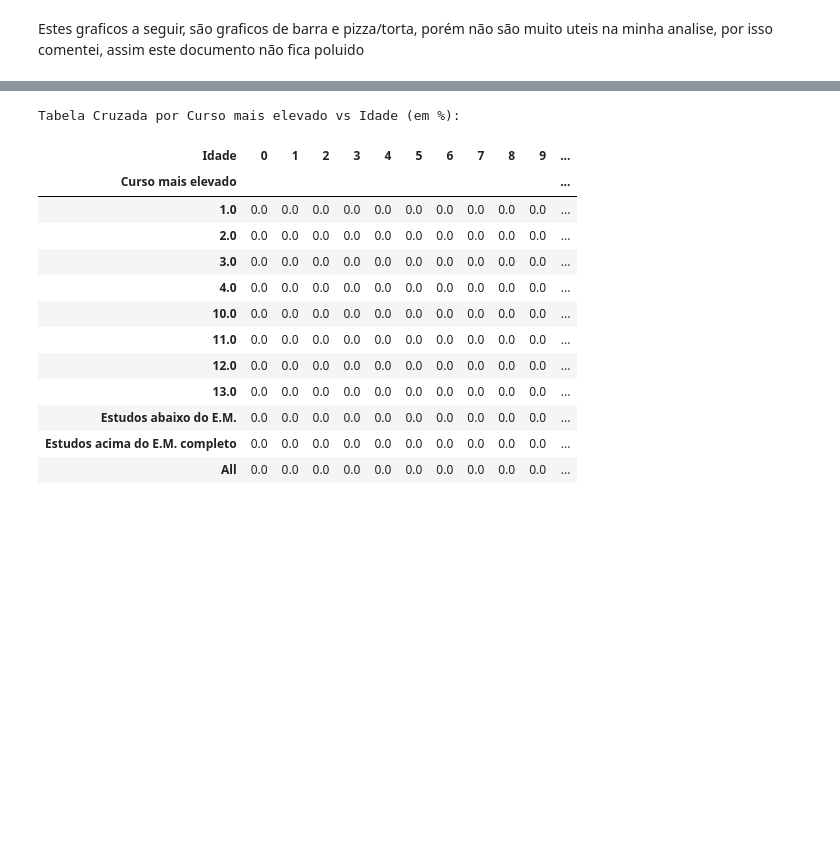
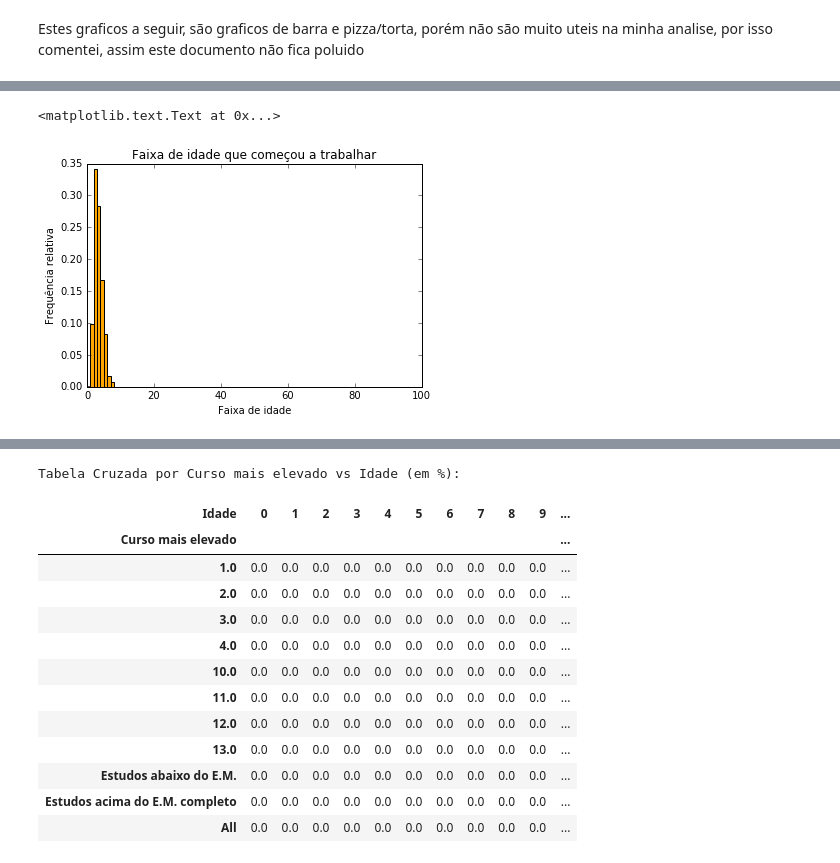
Before and after one commit to brunodratcu/CD, a Jupyter notebook: Projeto1/Projeto1 Layout.ipynb, the cells around one changed output, grey strips where cells are left out. Cells and saved outputs as stored; diff of their text form; code cells hidden in the pictures; blank space fills up the shorter version.

```diff
--- a/Projeto1/Projeto1 Layout.ipynb
+++ b/Projeto1/Projeto1 Layout.ipynb
@@ -276,3 +325,17 @@ rendi = escolhas[(escolhas.rendimento_mensal != 999999999999) & (~escolhas.rendi
+# %%
+#Histograma da faixa de idade na qual começou a trabalhar
+
+escolhas["Faixa de idade em que começou a trabalhar"].describe()
+
+faixa_idade= arange(0,100)
+
+plot = escolhas["Faixa de idade em que começou a trabalhar"].plot.hist(bins=faixa_idade, normed=1, color="orange")
+plt.title("Faixa de idade que começou a trabalhar")
+plt.xlabel("Faixa de idade")
+plt.ylabel("Frequência relativa")
+# %% [output]
+<matplotlib.text.Text at 0x...>
+[figure, added]
 # %%
 #Tabela que mostra a idade em que a pessoa começou a trabalhar com o curso mais elevado que ela completou
 
```
Also changed, not shown: parts of 27 cells of this notebook.
